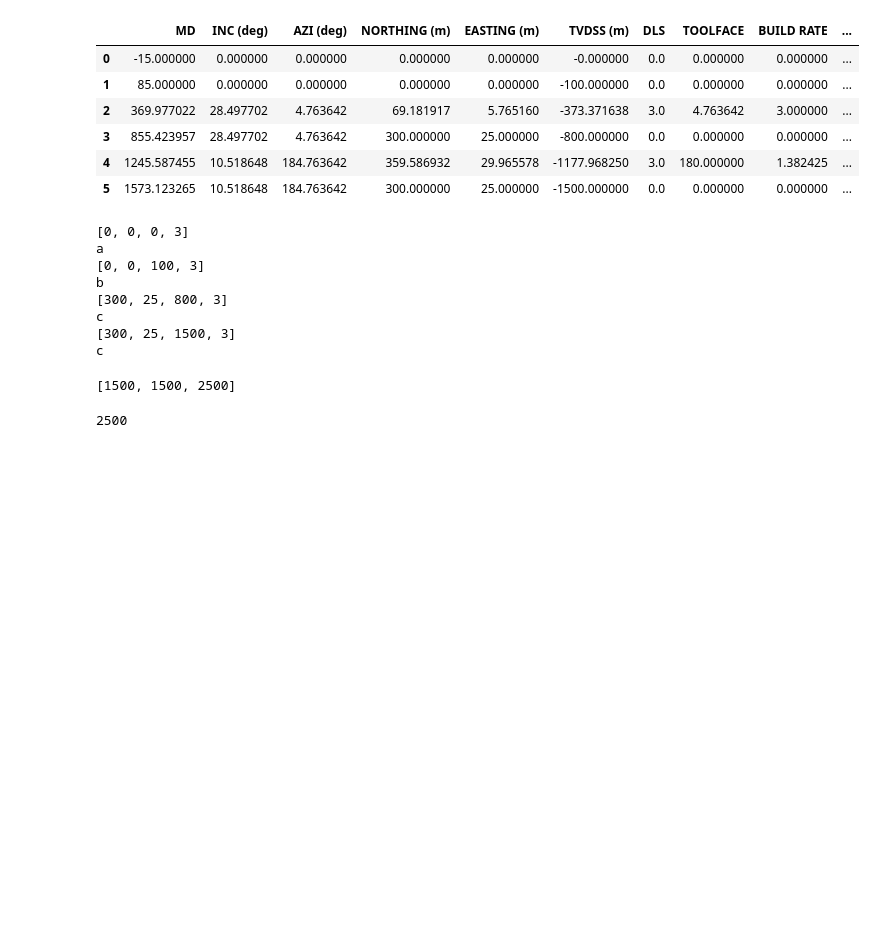
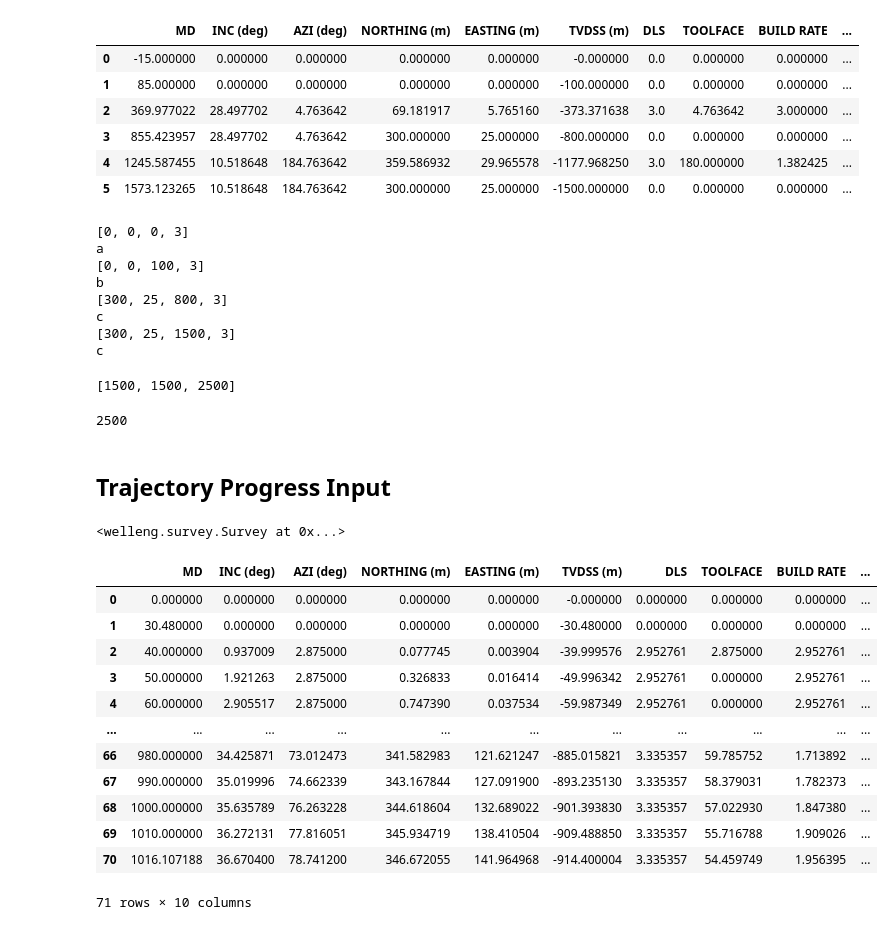
Before and after one commit to jiunx7174/MIH-Dashboard-Project, a Jupyter notebook: Notebook/11_VisualizeTrajectory.ipynb, the cells around one changed output. Saved outputs shown, nothing was run; the diff lists cells and outputs as text; code cells hidden in the pictures; blank space fills up the shorter version.

```diff
--- a/Notebook/11_VisualizeTrajectory.ipynb
+++ b/Notebook/11_VisualizeTrajectory.ipynb
@@ -211,3 +253,71 @@ A
 A[-1]
 # %% [output]
 2500
+# %% [markdown]
+## Trajectory Progress Input
+# %%
+import pandas as pd
+import welleng as we
+
+
+TrajectoryActual_Filename = "..\\Streamlit_App\\Data\\WellTrajectory_Examples_Actual.xlsx"
+TrajectoryPlan_Filename = "..\\Streamlit_App\\Data\\WellTrajectory_Examples_Current.xlsx"
+
+TrajectoryRaw_Actual = pd.read_excel(TrajectoryActual_Filename, sheet_name="Data")
+TrajectoryRaw_Plan = pd.read_excel(TrajectoryPlan_Filename, sheet_name="Data")
+# TrajectoryRaw_DF
+
+
+def LoadSurvey(TrajectoryDF):
+    TrajectoryDF = TrajectoryDF.copy()
+    ColumnUnitDict = {}
+    ColumnRenameDict = {}
+
+    for ColName in list(TrajectoryDF.columns):
+        ColKeys=ColName.split(" (")[0]
+        ColValues=ColName.split(" (")[1].split(")")[0]
+        ColumnRenameDict[ColName] = ColKeys
+        ColumnUnitDict[ColKeys] = ColValues
+    TrajectoryDF.rename(columns = ColumnRenameDict, inplace = True)
+    # TrajectoryDF[]
+    # TrajectoryDF[]
+    # TrajectoryDF[]
+    surveyObj=we.survey.Survey(TrajectoryDF['MD'].tolist(),
+            TrajectoryDF['Inc'].tolist(),
+            TrajectoryDF['Azi'].tolist(),
+            start_xyz=[0., 0., 0.],
+            deg=True,
+            unit="meters",
+        )
+
+
+    return surveyObj
+TrajectorySurvey_Actual= LoadSurvey(pd.read_excel(TrajectoryActual_Filename, sheet_name="Data"))
+TrajectorySurvey_Plan= LoadSurvey(pd.read_excel(TrajectoryPlan_Filename, sheet_name="Data"))
+TrajectorySurvey_Plan
+# %% [output]
+<welleng.survey.Survey at 0x...>
+# %%
+# we.survey.export_csv(TrajectorySurvey)
+# TrajectorySurvey = TrajectorySurvey.interpolate_survey(step=30)
+TrajectorySurvey_Actual= LoadSurvey(pd.read_excel(TrajectoryActual_Filename, sheet_name="Data"))
+TrajectorySurvey_Plan= LoadSurvey(pd.read_excel(TrajectoryPlan_Filename, sheet_name="Data"))
+TrajectorySurvey_Plan = TrajectorySurvey_Plan.interpolate_survey(step=10)
+TrajectorySurvey_Actual = TrajectorySurvey_Actual.interpolate_survey(step=10)
+TrajectoryDF_Plan = (we.survey.export_csv(TrajectorySurvey_Plan, None))
+TrajectoryDF_Actual = (we.survey.export_csv(TrajectorySurvey_Actual, None))
+TrajectoryDF_Actual
+# %% [output]
+|  | MD | INC (deg) | AZI (deg) | NORTHING (m) | EASTING (m) | TVDSS (m) | DLS | TOOLFACE | BUILD RATE | ... |
+| 0 | 0.000000 | 0.000000 | 0.000000 | 0.000000 | 0.000000 | -0.000000 | 0.000000 | 0.000000 | 0.000000 | ... |
+| 1 | 30.480000 | 0.000000 | 0.000000 | 0.000000 | 0.000000 | -30.480000 | 0.000000 | 0.000000 | 0.000000 | ... |
+| 2 | 40.000000 | 0.937009 | 2.875000 | 0.077745 | 0.003904 | -39.999576 | 2.952761 | 2.875000 | 2.952761 | ... |
+| 3 | 50.000000 | 1.921263 | 2.875000 | 0.326833 | 0.016414 | -49.996342 | 2.952761 | 0.000000 | 2.952761 | ... |
+| 4 | 60.000000 | 2.905517 | 2.875000 | 0.747390 | 0.037534 | -59.987349 | 2.952761 | 0.000000 | 2.952761 | ... |
+| ... | ... | ... | ... | ... | ... | ... | ... | ... | ... | ... |
+| 66 | 980.000000 | 34.425871 | 73.012473 | 341.582983 | 121.621247 | -885.015821 | 3.335357 | 59.785752 | 1.713892 | ... |
+| 67 | 990.000000 | 35.019996 | 74.662339 | 343.167844 | 127.091900 | -893.235130 | 3.335357 | 58.379031 | 1.782373 | ... |
+| 68 | 1000.000000 | 35.635789 | 76.263228 | 344.618604 | 132.689022 | -901.393830 | 3.335357 | 57.022930 | 1.847380 | ... |
+| 69 | 1010.000000 | 36.272131 | 77.816051 | 345.934719 | 138.410504 | -909.488850 | 3.335357 | 55.716788 | 1.909026 | ... |
+| 70 | 1016.107188 | 36.670400 | 78.741200 | 346.672055 | 141.964968 | -914.400004 | 3.335357 | 54.459749 | 1.956395 | ... |
+71 rows × 10 columns
```
Also changed, not shown: parts of 14 cells of this notebook, 1 other file.
